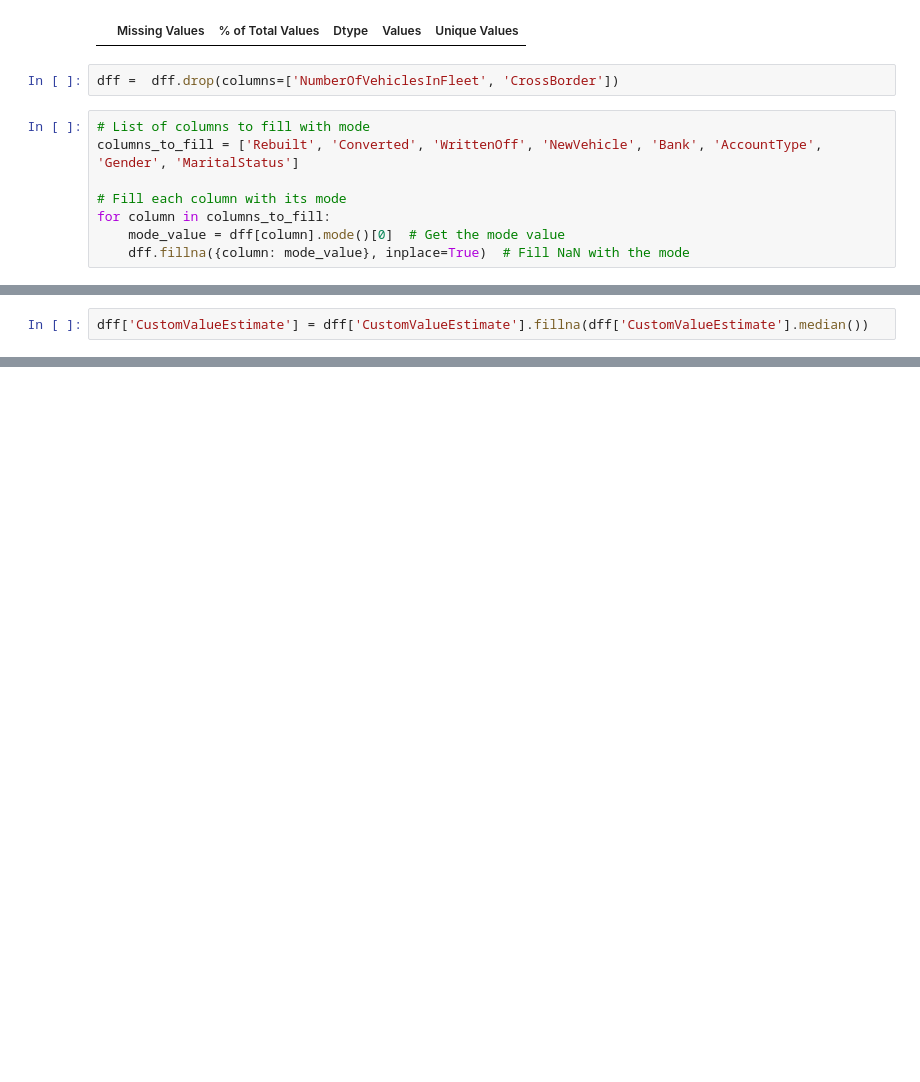
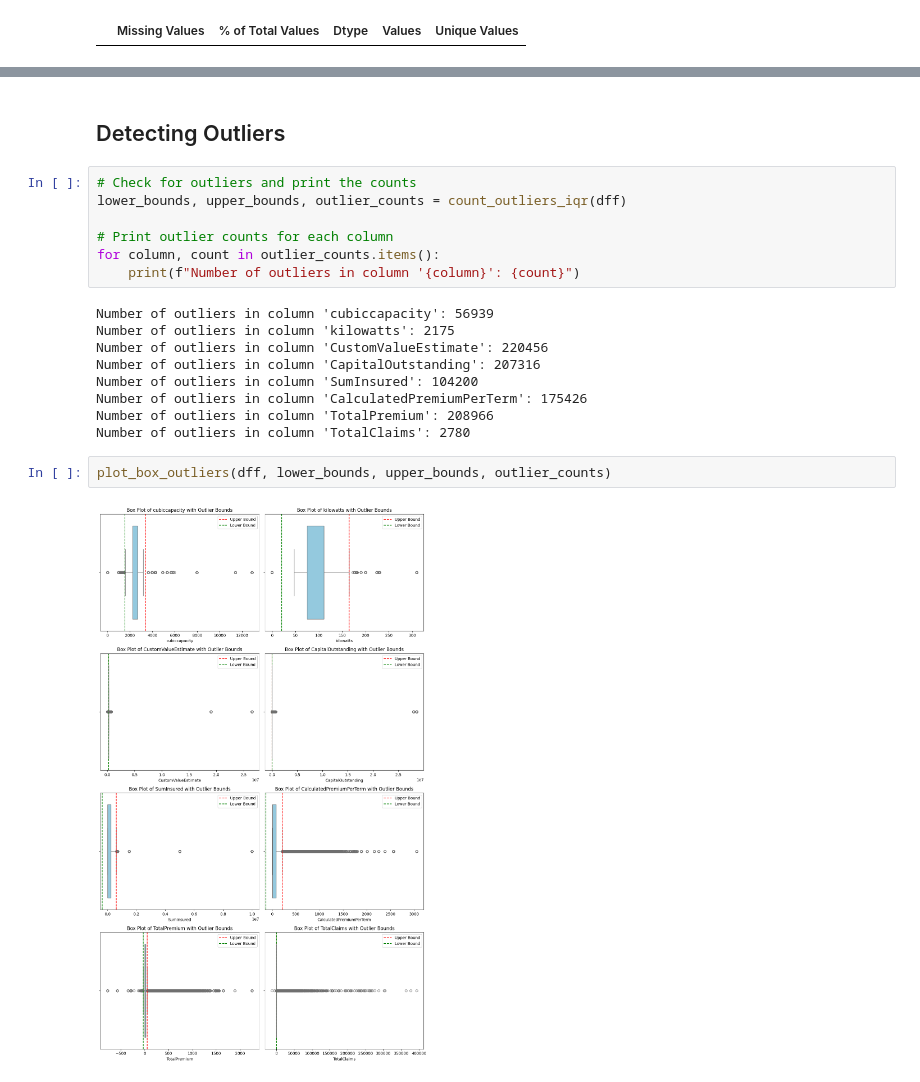
Before and after one commit to yosef-zewdu/Car-Insurance-Risk-Analysis, a Jupyter notebook: notebooks/eda.ipynb, the cells around one changed output, grey strips where cells are left out. Cells and saved outputs as stored; diff of their text form; blank space fills up the shorter version.

```diff
--- a/notebooks/eda.ipynb
+++ b/notebooks/eda.ipynb
@@ -359,13 +229,3 @@ missing_values_table(dff)
 Your selected dataframe has 50 columns.
 There are 0 columns that have missing values.
 |  | Missing Values | % of Total Values | Dtype | Values | Unique Values |
-# %%
-dff =  dff.drop(columns=['NumberOfVehiclesInFleet', 'CrossBorder'])
-# %%
-# List of columns to fill with mode
-columns_to_fill = ['Rebuilt', 'Converted', 'WrittenOff', 'NewVehicle', 'Bank', 'AccountType', 'Gender', 'MaritalStatus']
-
-# Fill each column with its mode
-for column in columns_to_fill:
-    mode_value = dff[column].mode()[0]  # Get the mode value
-    dff.fillna({column: mode_value}, inplace=True)  # Fill NaN with the mode
@@ -408,2 +231,0 @@ plt.show()
-# %%
-dff['CustomValueEstimate'] = dff['CustomValueEstimate'].fillna(dff['CustomValueEstimate'].median())
@@ -409,0 +301,22 @@ dff['CustomValueEstimate'] = dff['CustomValueEstimate'].fillna(dff['CustomValueE
+# %% [markdown]
+## Detecting  Outliers
+# %%
+# Check for outliers and print the counts
+lower_bounds, upper_bounds, outlier_counts = count_outliers_iqr(dff)
+
+# Print outlier counts for each column
+for column, count in outlier_counts.items():
+    print(f"Number of outliers in column '{column}': {count}")
+# %% [output]
+Number of outliers in column 'cubiccapacity': 56939
+Number of outliers in column 'kilowatts': 2175
+Number of outliers in column 'CustomValueEstimate': 220456
+Number of outliers in column 'CapitalOutstanding': 207316
+Number of outliers in column 'SumInsured': 104200
+Number of outliers in column 'CalculatedPremiumPerTerm': 175426
+Number of outliers in column 'TotalPremium': 208966
+Number of outliers in column 'TotalClaims': 2780
+# %%
+plot_box_outliers(dff, lower_bounds, upper_bounds, outlier_counts)
+# %% [output]
+[figure, added]
```
Also changed, not shown: parts of 43 cells of this notebook, 1 other file.
